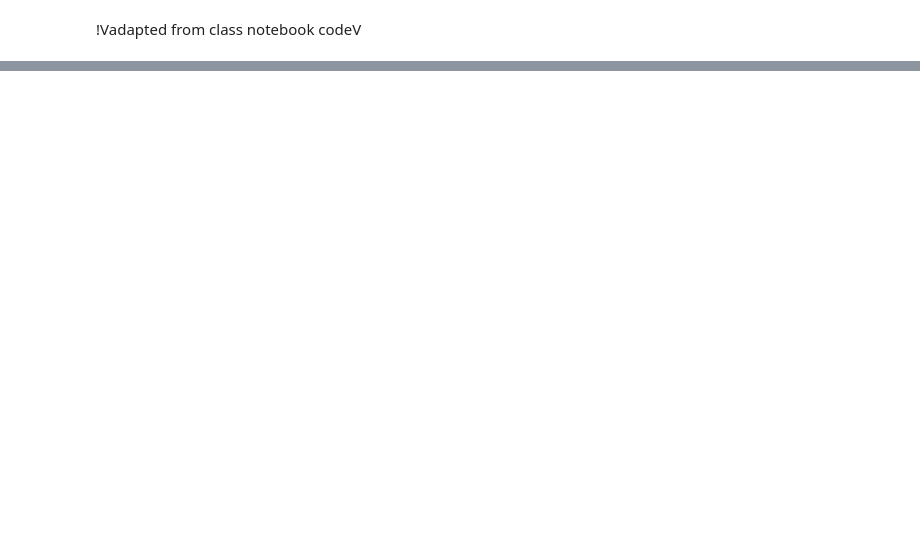
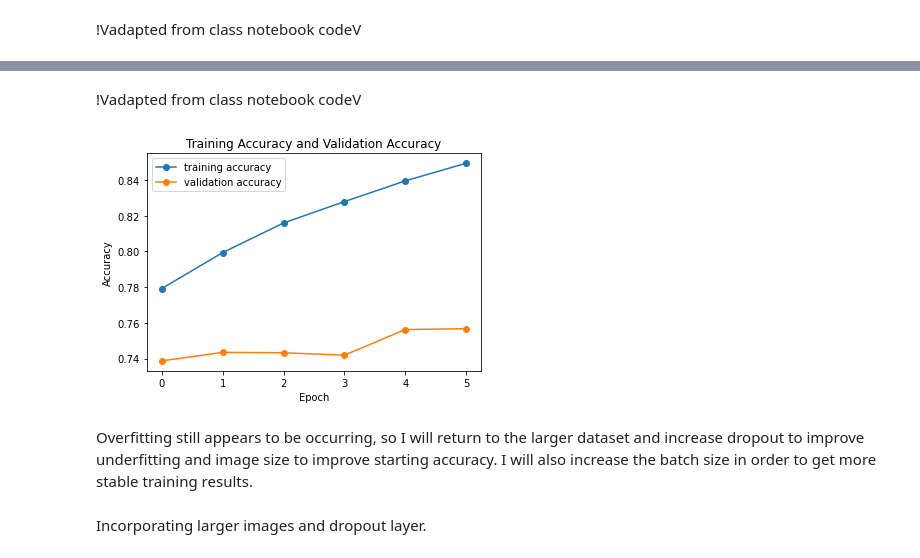
Before and after one commit to Windblown-Marionette/fingerspelling-text, a Jupyter notebook: Fingerspelling-CNN.ipynb, the cells around one changed output, grey strips where cells are left out. Cells and saved outputs as stored; diff of their text form; code cells hidden in the pictures; blank space fills up the shorter version.

```diff
--- a/Fingerspelling-CNN.ipynb
+++ b/Fingerspelling-CNN.ipynb
@@ -1355,0 +1356,7 @@ The validation accuracy has less of a bend at epoch 2. This model may be worth f
+# %%
+#recompiling to remove previous training weights
+model.compile(loss = 'sparse_categorical_crossentropy', #loss function
+                  optimizer = 'Adam',
+                  metrics = ['accuracy']) #value to maximize
+# %%
+model.fit(grassnoted_train_ds, epochs = 6, validation_data = grassnoted_vali_ds, verbose = 1)
@@ -1355,0 +1377,17 @@ The validation accuracy has less of a bend at epoch 2. This model may be worth f
+# %% [markdown]
+ !Vadapted from class notebook codeV
+# %%
+plt.figure()
+plt.plot(model.history.history['accuracy'], marker='o', label='training accuracy')
+plt.plot(model.history.history['val_accuracy'], marker='o', label='validation accuracy')
+plt.title('Training Accuracy and Validation Accuracy')
+plt.legend(loc='best')
+plt.xlabel('Epoch')
+plt.ylabel('Accuracy')
+plt.show()
+# %% [output]
+[figure, added]
+# %% [markdown]
+Overfitting still appears to be occurring, so I will return to the larger dataset and increase dropout to improve underfitting and image size to improve starting accuracy. I will also increase the batch size in order to get more stable training results.
+# %% [markdown]
+Incorporating larger images and dropout layer.
```
Also changed, not shown: parts of 41 cells of this notebook.
